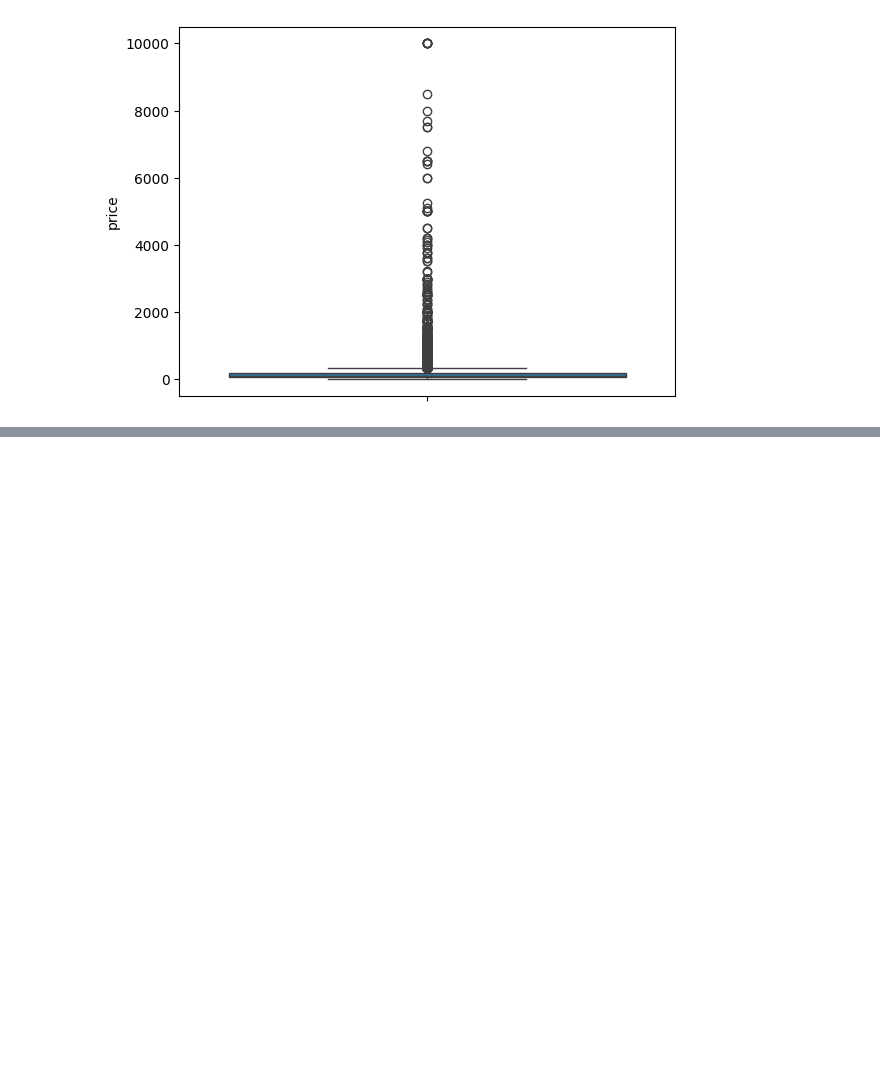
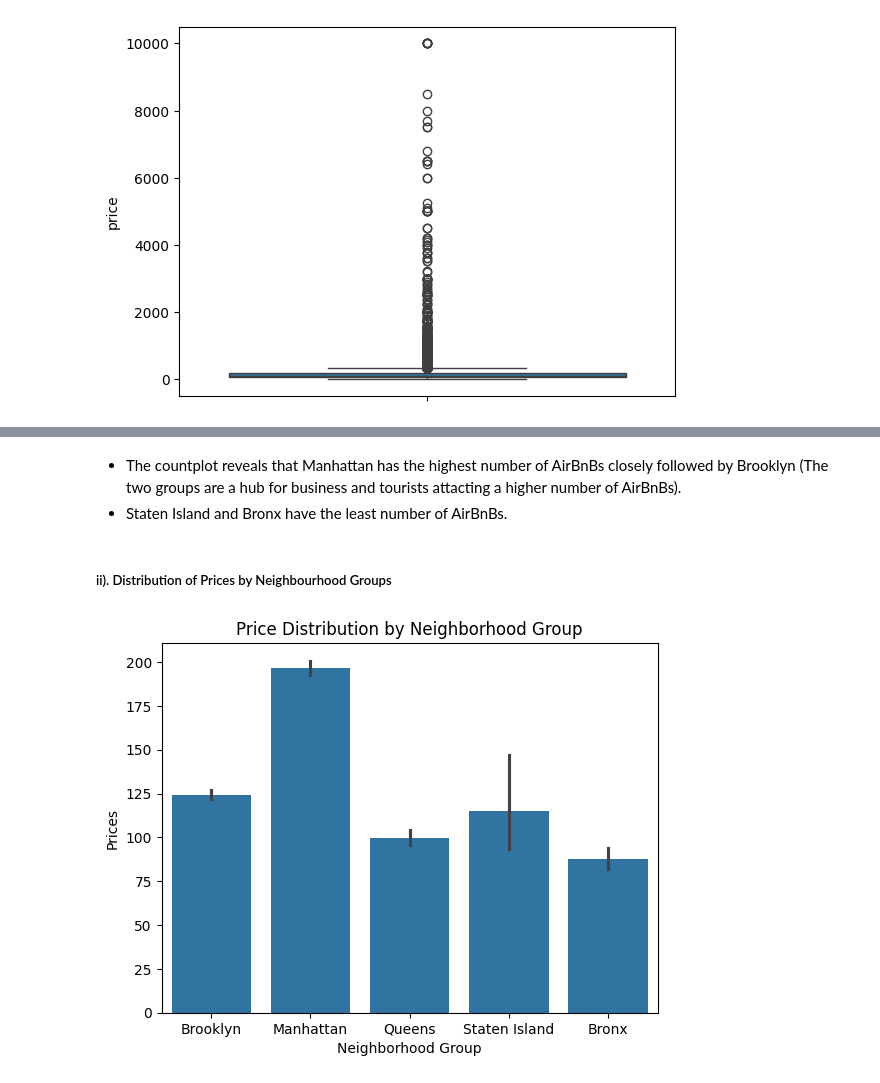
Before and after one commit to mut-rogers/nyc_aibnb_market, a Jupyter notebook: nyc_airbnb_analysis.ipynb, the cells around one changed output, grey strips where cells are left out. Drawn from its saved outputs; the diff is of its cells as text; code cells hidden in the pictures; blank space fills up the shorter version.

```diff
--- a/nyc_airbnb_analysis.ipynb
+++ b/nyc_airbnb_analysis.ipynb
@@ -107,0 +124,10 @@ sns.boxplot(y=dataset.price)
+# %% [markdown]
+- The countplot reveals that Manhattan has the highest number of AirBnBs closely followed by Brooklyn (The two groups are a hub for business and tourists attacting a higher number of AirBnBs).
+- Staten Island and Bronx have the least number of AirBnBs.
+# %% [markdown]
+##### ii). Distribution of Prices by Neighbourhood Groups
+# %%
+sns.barplot(dataset, x="neighbourhood_group", y="price")
+set_labels("Neighborhood Group", "Prices", "Price Distribution by Neighborhood Group")
+# %% [output]
+[figure, added]
```
Also changed, not shown: parts of 8 cells of this notebook.
